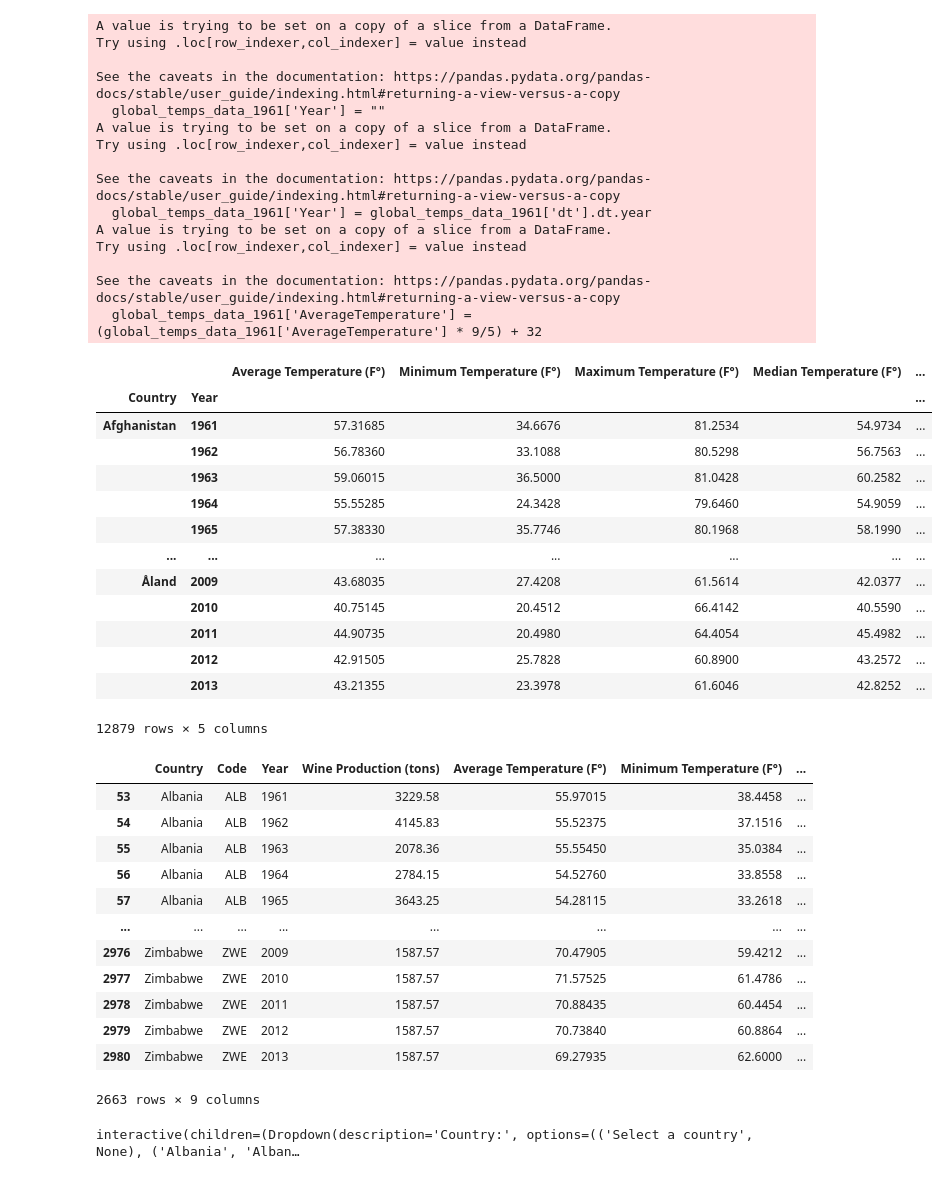
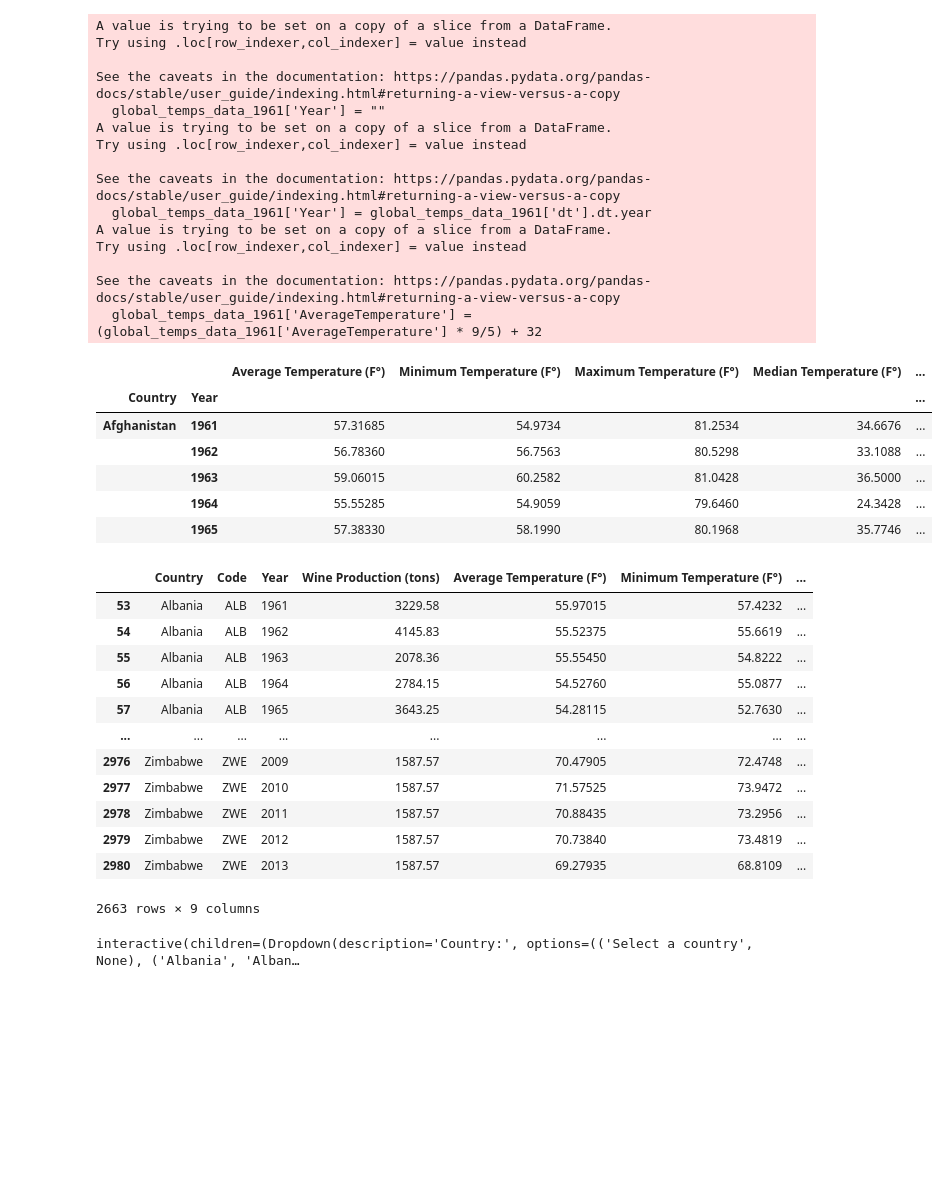
Before and after one commit to canayter/wine_and_climate_change, a Jupyter notebook: main.ipynb, the cells around one changed output. Drawn from its saved outputs; the diff is of its cells as text; code cells hidden in the pictures; blank space fills up the shorter version.

```diff
--- a/main.ipynb
+++ b/main.ipynb
@@ -26,70 +27,78 @@ global_temps_data_1961['Year'] = global_temps_data_1961['dt'].dt.year
 
 global_temps_data_1961['AverageTemperature'] = (global_temps_data_1961['AverageTemperature'] * 9/5) + 32
 
-global_temps_grouped_mean = global_temps_data_1961.groupby(["Country","Year"])['AverageTemperature'].mean()
-global_temps_grouped_median = global_temps_data_1961.groupby(["Country","Year"])['AverageTemperature'].median()
-global_temps_grouped_max = global_temps_data_1961.groupby(["Country","Year"])['AverageTemperature'].max()
-global_temps_grouped_min = global_temps_data_1961.groupby(["Country","Year"])['AverageTemperature'].min()
-global_temps_grouped_std = global_temps_data_1961.groupby(["Country","Year"])['AverageTemperature'].std()
+# global_temps_grouped_mean = global_temps_data_1961.groupby(["Country","Year"])['AverageTemperature'].mean()
+# global_temps_grouped_median = global_temps_data_1961.groupby(["Country","Year"])['AverageTemperature'].median()
+# global_temps_grouped_max = global_temps_data_1961.groupby(["Country","Year"])['AverageTemperature'].max()
+# global_temps_grouped_min = global_temps_data_1961.groupby(["Country","Year"])['AverageTemperature'].min()
+# global_temps_grouped_std = global_temps_data_1961.groupby(["Country","Year"])['AverageTemperature'].std()
 
 
-global_temps = pd.DataFrame({
-    "Average Temperature (F°)" : global_temps_grouped_mean,
-    "Minimum Temperature (F°)" : global_temps_grouped_min,
-    "Maximum Temperature (F°)" : global_temps_grouped_max,
-    "Median Temperature (F°)" : global_temps_grouped_median,
-    "Standard Deviation" : global_temps_grouped_std
-})
+# global_temps = pd.DataFrame({
+#     "Average Temperature (F°)" : global_temps_grouped_mean,
+#     "Minimum Temperature (F°)" : global_temps_grouped_min,
+#     "Maximum Temperature (F°)" : global_temps_grouped_max,
+#     "Median Temperature (F°)" : global_temps_grouped_median,
+#     "Standard Deviation" : global_temps_grouped_std
+# })
 
+global_groups = global_temps_data_1961.groupby(["Country","Year"])['AverageTemperature']
+
+cols = ["Average Temperature (F°)",
+        "Minimum Temperature (F°)",
+        "Maximum Temperature (F°)",
+        "Median Temperature (F°)",
+        "Standard Deviation"]
+
+vals = [global_groups.mean(),
+       global_groups.median(),
+       global_groups.max(),
+       global_groups.min(),
+       global_groups.std()]
+
+global_temps = pd.DataFrame(dict(zip(cols, vals)))
 
 global_temps.to_csv("Resources/global_temps.csv", index_label="Country")
 
-global_temps
+global_temps.head()
 
 
 #merged_data = pd.merge(wine_production_data, global_temps_data, on="Country", how="inner")
 
 
 #merge_data = pd.merge(wine_production_data, global_temps_data, how="inner", left_on="Entity", right_on="Country")
 #merge_data
 
 
 #unique_countries_wine
 #create new data frame with global temp. Group by country, year and calculate the mean, max, min temps. left_on=year. right_on = country
 #1. group by country
 #2. group by year
 
 #inner join will filter out rows
 # %% [output]
 A value is trying to be set on a copy of a slice from a DataFrame.
 Try using .loc[row_indexer,col_indexer] = value instead
 
 See the caveats in the documentation: https://pandas.pydata.org/pandas-docs/stable/user_guide/indexing.html#returning-a-view-versus-a-copy
   global_temps_data_1961['Year'] = ""
 A value is trying to be set on a copy of a slice from a DataFrame.
 Try using .loc[row_indexer,col_indexer] = value instead
 
 See the caveats in the documentation: https://pandas.pydata.org/pandas-docs/stable/user_guide/indexing.html#returning-a-view-versus-a-copy
   global_temps_data_1961['Year'] = global_temps_data_1961['dt'].dt.year
 A value is trying to be set on a copy of a slice from a DataFrame.
 Try using .loc[row_indexer,col_indexer] = value instead
 
 See the caveats in the documentation: https://pandas.pydata.org/pandas-docs/stable/user_guide/indexing.html#returning-a-view-versus-a-copy
   global_temps_data_1961['AverageTemperature'] = (global_temps_data_1961['AverageTemperature'] * 9/5) + 32
 |  |  | Average Temperature (F°) | Minimum Temperature (F°) | Maximum Temperature (F°) | Median Temperature (F°) | ... |
 | Country | Year |  |  |  |  | ... |
-| Afghanistan | 1961 | 57.31685 | 34.6676 | 81.2534 | 54.9734 | ... |
-|  | 1962 | 56.78360 | 33.1088 | 80.5298 | 56.7563 | ... |
-|  | 1963 | 59.06015 | 36.5000 | 81.0428 | 60.2582 | ... |
-|  | 1964 | 55.55285 | 24.3428 | 79.6460 | 54.9059 | ... |
-|  | 1965 | 57.38330 | 35.7746 | 80.1968 | 58.1990 | ... |
-| ... | ... | ... | ... | ... | ... | ... |
-| Åland | 2009 | 43.68035 | 27.4208 | 61.5614 | 42.0377 | ... |
-|  | 2010 | 40.75145 | 20.4512 | 66.4142 | 40.5590 | ... |
-|  | 2011 | 44.90735 | 20.4980 | 64.4054 | 45.4982 | ... |
-|  | 2012 | 42.91505 | 25.7828 | 60.8900 | 43.2572 | ... |
-|  | 2013 | 43.21355 | 23.3978 | 61.6046 | 42.8252 | ... |
+| Afghanistan | 1961 | 57.31685 | 54.9734 | 81.2534 | 34.6676 | ... |
+|  | 1962 | 56.78360 | 56.7563 | 80.5298 | 33.1088 | ... |
+|  | 1963 | 59.06015 | 60.2582 | 81.0428 | 36.5000 | ... |
+|  | 1964 | 55.55285 | 54.9059 | 79.6460 | 24.3428 | ... |
+|  | 1965 | 57.38330 | 58.1990 | 80.1968 | 35.7746 | ... |
-12879 rows × 5 columns
 # %%
 #Cleaning up wine production data
 wine_production_data['Wine | 00000564 || Production | 005510 || tonnes'] = (wine_production_data['Wine | 00000564 || Production | 005510 || tonnes'] * 0.90718474).round(2)
@@ -107,17 +116,17 @@ country_data_df.to_csv("Resources/country_data_df.csv", index_label="Country")
 country_data_df
 # %% [output]
 |  | Country | Code | Year | Wine Production (tons) | Average Temperature (F°) | Minimum Temperature (F°) | ... |
-| 53 | Albania | ALB | 1961 | 3229.58 | 55.97015 | 38.4458 | ... |
-| 54 | Albania | ALB | 1962 | 4145.83 | 55.52375 | 37.1516 | ... |
-| 55 | Albania | ALB | 1963 | 2078.36 | 55.55450 | 35.0384 | ... |
-| 56 | Albania | ALB | 1964 | 2784.15 | 54.52760 | 33.8558 | ... |
-| 57 | Albania | ALB | 1965 | 3643.25 | 54.28115 | 33.2618 | ... |
+| 53 | Albania | ALB | 1961 | 3229.58 | 55.97015 | 57.4232 | ... |
+| 54 | Albania | ALB | 1962 | 4145.83 | 55.52375 | 55.6619 | ... |
+| 55 | Albania | ALB | 1963 | 2078.36 | 55.55450 | 54.8222 | ... |
+| 56 | Albania | ALB | 1964 | 2784.15 | 54.52760 | 55.0877 | ... |
+| 57 | Albania | ALB | 1965 | 3643.25 | 54.28115 | 52.7630 | ... |
 | ... | ... | ... | ... | ... | ... | ... | ... |
-| 2976 | Zimbabwe | ZWE | 2009 | 1587.57 | 70.47905 | 59.4212 | ... |
-| 2977 | Zimbabwe | ZWE | 2010 | 1587.57 | 71.57525 | 61.4786 | ... |
-| 2978 | Zimbabwe | ZWE | 2011 | 1587.57 | 70.88435 | 60.4454 | ... |
-| 2979 | Zimbabwe | ZWE | 2012 | 1587.57 | 70.73840 | 60.8864 | ... |
-| 2980 | Zimbabwe | ZWE | 2013 | 1587.57 | 69.27935 | 62.6000 | ... |
+| 2976 | Zimbabwe | ZWE | 2009 | 1587.57 | 70.47905 | 72.4748 | ... |
+| 2977 | Zimbabwe | ZWE | 2010 | 1587.57 | 71.57525 | 73.9472 | ... |
+| 2978 | Zimbabwe | ZWE | 2011 | 1587.57 | 70.88435 | 73.2956 | ... |
+| 2979 | Zimbabwe | ZWE | 2012 | 1587.57 | 70.73840 | 73.4819 | ... |
+| 2980 | Zimbabwe | ZWE | 2013 | 1587.57 | 69.27935 | 68.8109 | ... |
 2663 rows × 9 columns
 # %%
 def plot_wine_production(country):
```
Also changed, not shown: parts of 6 cells of this notebook, 3 other files.
